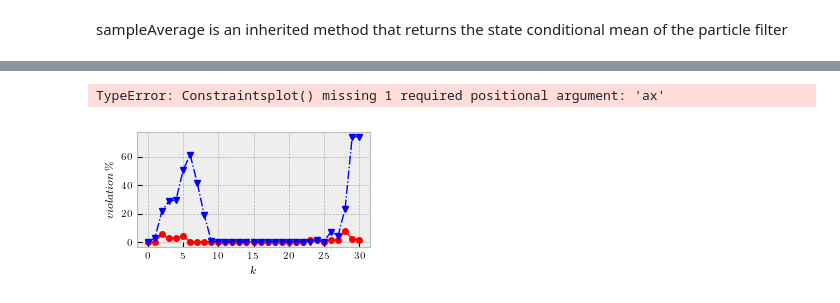
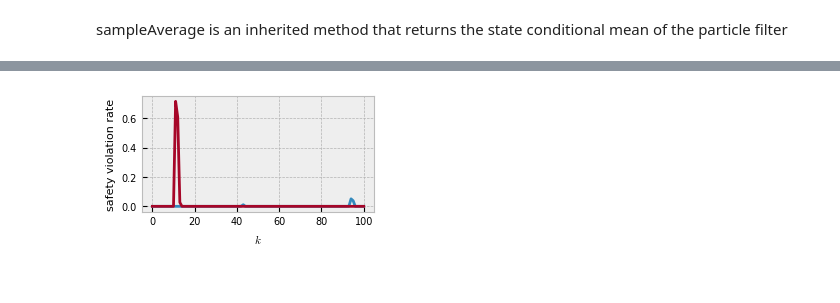
Before and after one commit to msramada/Control-Importance-Distribution-Algorithm-CIDA-, a Jupyter notebook: TestExample_CIDA.ipynb, the cells around one changed output, grey strips where cells are left out. Drawn from its saved outputs; the diff is of its cells as text; code cells hidden in the pictures.

```diff
--- a/TestExample_CIDA.ipynb
+++ b/TestExample_CIDA.ipynb
@@ -185,55 +138,16 @@ plt.plot(AlphaAchieved_cida)
-# %%
-#With particle filter conditional mean
-Constraintsplot()
-#x=[2,4,4,-2,-2,2,2]
-#y=[4,4,-6,-6,-4,-4,4]
-#plt.plot(x,y)
-plt.plot(0,0,'.')
-AlphaAchievedCM=np.full((1,T+1), np.nan)
-plt.axis('equal')
-plt.rc('xtick', labelsize=7) #fontsize of the x tick labels
-plt.rc('ytick', labelsize=7) #fontsize of the y tick labels
-plt.xlabel('$z_k$', fontsize=9)
-plt.ylabel('$h_k$', fontsize=9)
-#plt.xlabel('$z_k^{\prime\prime}$')
-#plt.ylabel('$h_k^{\prime\prime}$')
-Xi=Xi0
-x_true=np.full((2,T+1), np.nan)
-x_true[:,0]=(mu_x0+np.sqrt(var_x0)@np.random.randn(2, 1)).reshape(2,)
-for k in range(T):
-    AlphaAchievedCM[0,k]=AchievedAlpha(Xi)
-    x0mean=np.sum(Xi, axis=1)/L
-    plt.plot(Xi[0,:],Xi[1,:],'o', markersize=1.1,color=list(colors.cnames)[k+22],zorder=2)
-    plt.plot(x0mean[0],x0mean[1],marker='s',ms=4, color = 'black' ,mfc=list(colors.cnames)[k+22], zorder=3)
-    u=controller(x0mean)
-    Xiplus, gx=TimeUpdate(Xi,var_w,var_v,u)
-    y=x_true[0,k]+np.sqrt(var_v)[0,0]*np.random.randn()
-    disturbance_k=np.sqrt(var_w)@np.random.randn(2, 1)
-    x_true[:,k+1]=(dynamics(x_true[:,k],u,disturbance_k)).reshape(2,)
-    Likelihoods=Measurement_Likelihood(np.array([gx]),y,var_v[0,0])
-    Xi=Resampler(Xiplus,Likelihoods)
-
-AlphaAchievedCM[0,T]=AchievedAlpha(Xi)
-plt.rc('xtick', labelsize=7) #fontsize of the x tick labels
-plt.rc('ytick', labelsize=7) #fontsize of the y tick labels
-plt.rc('axes', labelsize=7) #fontsize of the x and y labels
-plt.savefig('L_example_CM.pdf',bbox_inches ="tight")
-plt.show()
-# %% [output]
-TypeError: Constraintsplot() missing 1 required positional argument: 'ax'
 # %%
 # Generating the violation rates figure
 plt.style.use('bmh')
 plt.figure(figsize=(3.0,1.5))
-plt.plot(AlphaAchieved[0,:]*100,'-or', linewidth=1, ms=4)
-plt.plot(AlphaAchievedCM[0,:]*100,'-.vb', linewidth=1, ms=4)
+plt.plot(AlphaAchieved_CE)
+plt.plot(AlphaAchieved_cida)
 plt.rc('xtick', labelsize=7) #fontsize of the x tick labels
 plt.rc('ytick', labelsize=7) #fontsize of the y tick labels
 
 plt.xlabel('$k$', fontsize=8)
-plt.ylabel('$violation\,\%$', fontsize=8)
-plt.savefig('AchievedAlpha_StabilizingK.pdf',bbox_inches ="tight")
+plt.ylabel('safety violation rate', fontsize=8)
+plt.savefig('Figures/violationRates.pdf',bbox_inches ="tight")
 
 plt.show()
 # %% [output]
-[figure, old version]
+[figure, new version]
```
Also changed, not shown: parts of 7 cells of this notebook, 9 other files.
